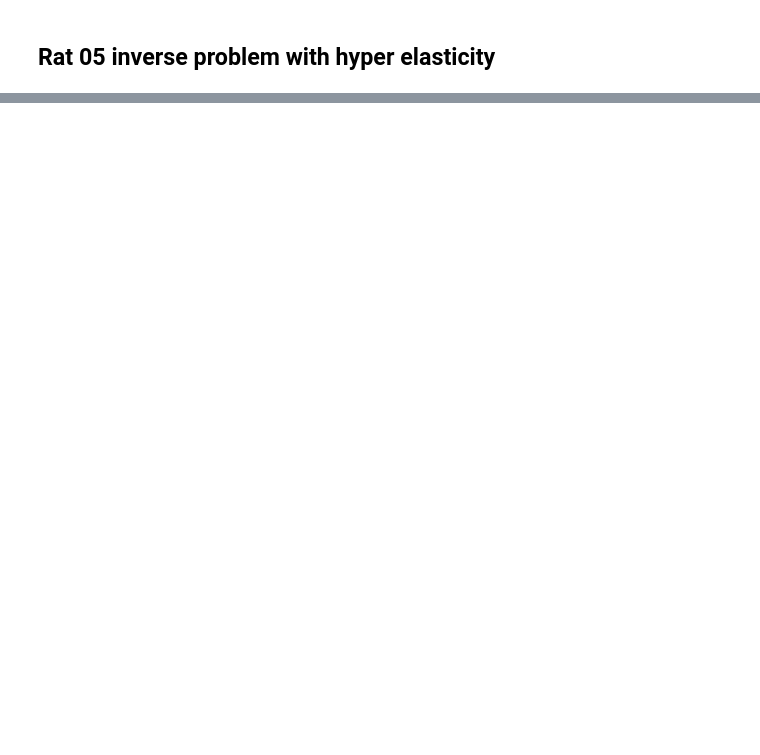
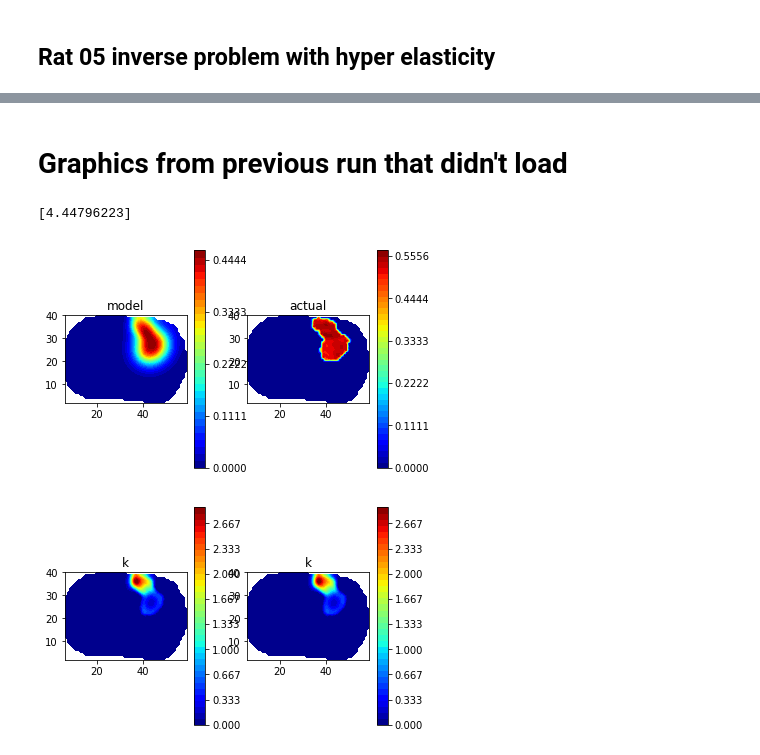
Before and after one commit to daveb-dev/masters, a Jupyter notebook: jupyter/Rat05HE.ipynb, the cells around one changed output, grey strips where cells are left out. Drawn from its saved outputs; the diff is of its cells as text; code cells hidden in the pictures; blank space fills up the shorter version.

```diff
--- a/jupyter/Rat05HE.ipynb
+++ b/jupyter/Rat05HE.ipynb
@@ -317,0 +631,31 @@ Elapsed time is 8.04342650948 minutes
+# %% [markdown]
+# Graphics from previous run that didn't load
+# %%
+from numpy import fliplr, linspace, inf, max, ceil
+import matplotlib.cm as cm
+from matplotlib import colors
+def vis_obs(first,second,title1,title2):
+    '''
+        Compare two quantity plots, for example initial vs. target cellularity
+        Accepts titles for each plot
+    '''
+    cm_jet = cm.get_cmap('jet')
+    m = max([first.compute_vertex_values(), second.compute_vertex_values()])
+    f = plt.figure()
+
+    plt.subplot(1,2,1)
+    plt.title(title1)
+    c = plot(first,cmap=cm_jet)
+    f.colorbar(c, ticks = linspace(0,ceil(m),10))
+
+    plt.subplot(1,2,2)
+    plt.title(title2)
+    c = plot(second,cmap=cm_jet)
+    f.colorbar(c, ticks = linspace(0,ceil(m),10))
+vis_obs(model_p,target_p,'model','actual')
+vis_obs(k,k,'k','k')
+print(D0.values())
+# %% [output]
+[4.44796223]
+[figure, added]
+[figure, added]
```
Also changed, not shown: parts of 7 cells of this notebook, 2 other files.
